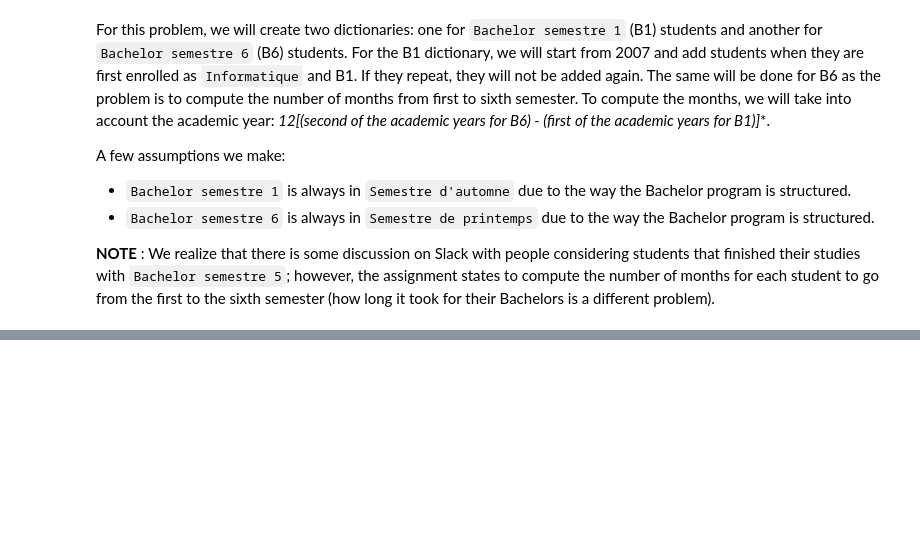
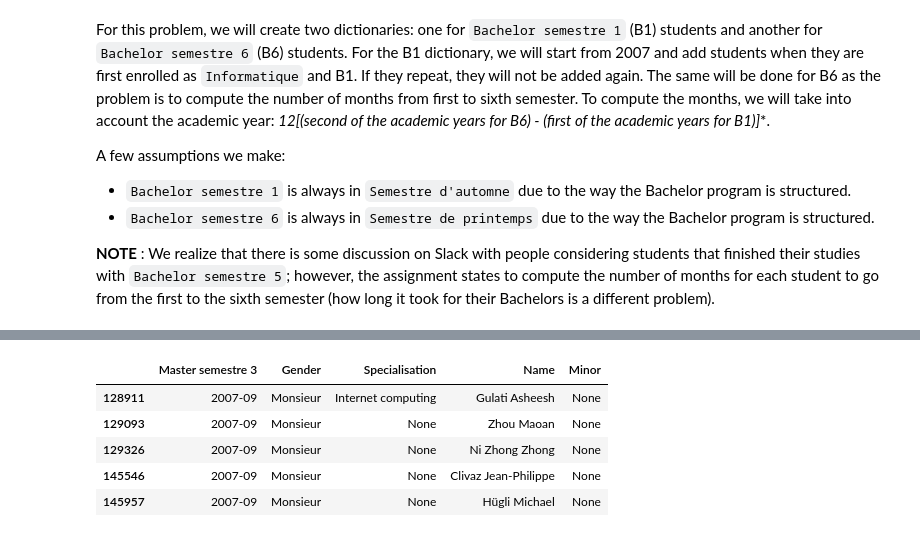
Before and after one commit to BeforeRain/ADA-homework, a Jupyter notebook: 02 - Data from the Web/SUBMISSION_data_from_the_web.ipynb, the cells around one changed output, grey strips where cells are left out. Cells and saved outputs as stored; diff of their text form; code cells hidden in the pictures; blank space fills up the shorter version.

```diff
--- a/02 - Data from the Web/SUBMISSION_data_from_the_web.ipynb
+++ b/02 - Data from the Web/SUBMISSION_data_from_the_web.ipynb
@@ -235,7 +236,7 @@ As in Step 2, we use `requests` to can build the URL with the necessary paramete
 # %%
 # create URL for filtered result
 payload_data = {PARAM_GPS: gps,
-                PARAM_MAJOR: major['Informatique'],
+                PARAM_MAJ: major['Informatique'],
                 PARAM_YR: acad_yr['2009-2010'],
                 PARAM_STATUS: status['Bachelor semestre 1'],
                 PARAM_SEM: sem["Semestre d'automne"]}
@@ -541,0 +613,9 @@ The test yields a p-value of 0.1219, which means there is a 12.19% chance we'd s
+# %%
+df_m3.head(5)
+# %% [output]
+|  | Master semestre 3 | Gender | Specialisation | Name | Minor |
+| 128911 | 2007-09 | Monsieur | Internet computing | Gulati Asheesh | None |
+| 129093 | 2007-09 | Monsieur | None | Zhou Maoan | None |
+| 129326 | 2007-09 | Monsieur | None | Ni Zhong Zhong | None |
+| 145546 | 2007-09 | Monsieur | None | Clivaz Jean-Philippe | None |
+| 145957 | 2007-09 | Monsieur | None | Hügli Michael | None |
```
Also changed, not shown: parts of 57 cells of this notebook, 5 other files.
